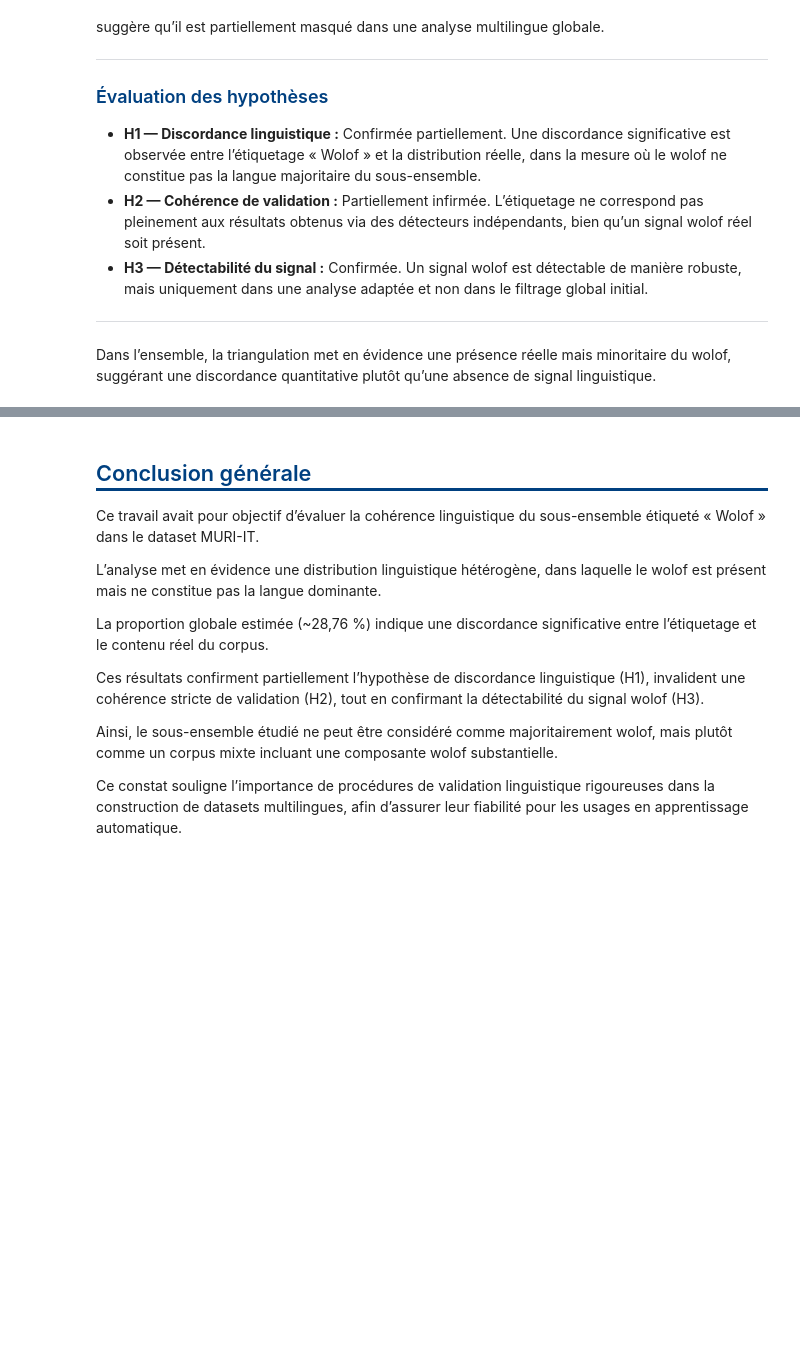
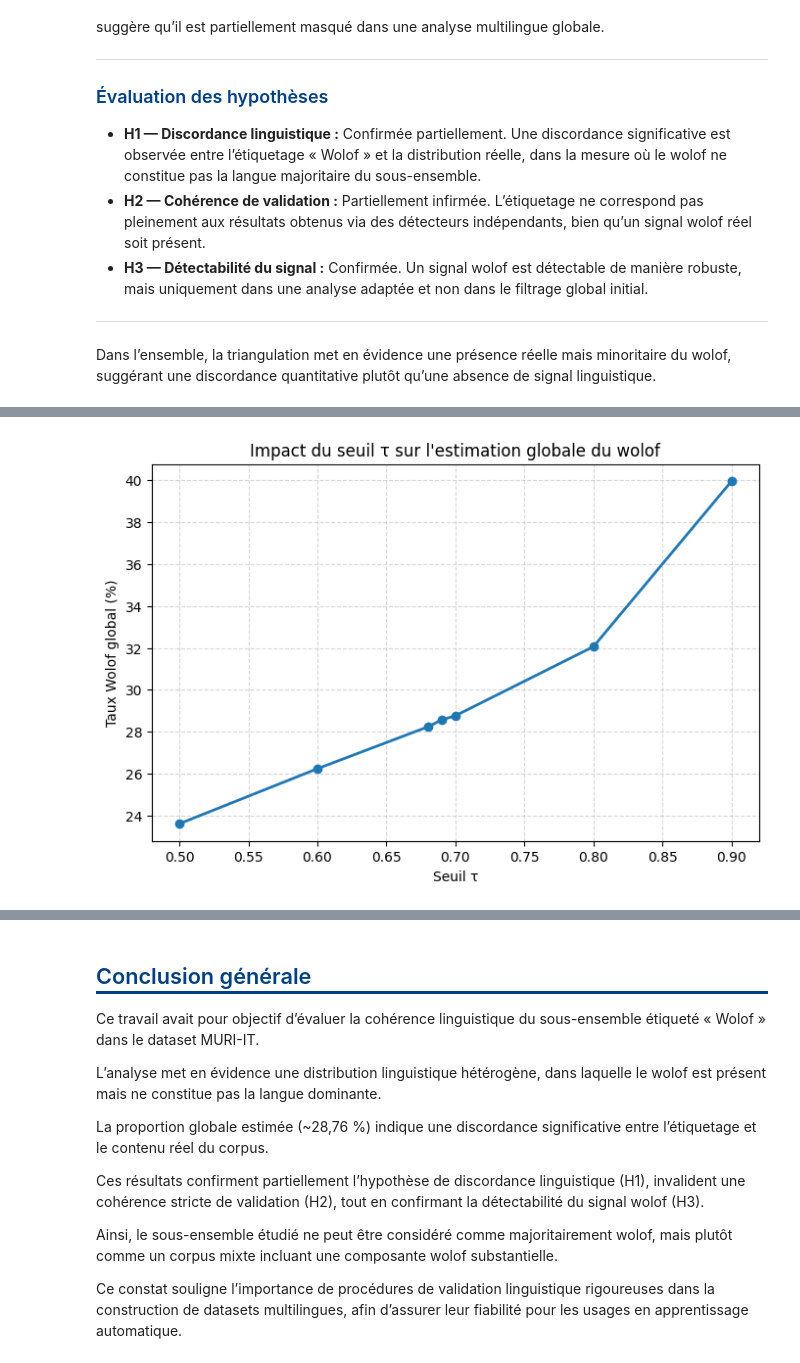
Before and after one commit to MaDi-12/linguistic-validation-low-resource-datasets, a Jupyter notebook: Audit_Linguistique_du_Sous_ensemble_Wolof_de_MURI_IT.ipynb, the cells around one changed output, grey strips where cells are left out. Saved outputs shown, nothing was run; the diff lists cells and outputs as text; code cells hidden in the pictures; blank space fills up the shorter version.

Commit message:
validation scientifique du seuil

```diff
--- a/Audit_Linguistique_du_Sous_ensemble_Wolof_de_MURI_IT.ipynb
+++ b/Audit_Linguistique_du_Sous_ensemble_Wolof_de_MURI_IT.ipynb
@@ -529,0 +543,2 @@ dtype: float64
+# %%
+thresholds = [0.5, 0.6, 0.68, 0.69, 0.7, 0.8, 0.9]
@@ -1143,0 +1302,13 @@ plutôt qu’une absence de signal linguistique.
+# %%
+# ============================================================
+# Application AfroLID sur tout le corpus
+# ============================================================
+
+all_afrolid_langs, all_afrolid_scores = predict_afrolid(
+    df_wolof["input"].tolist()
+)
+
+df_wolof["afrolid_lang"] = all_afrolid_langs
+df_wolof["afrolid_conf"] = all_afrolid_scores
+
+print("AfroLID appliqué à l'ensemble du corpus.")
@@ -1143,0 +1387,26 @@ plutôt qu’une absence de signal linguistique.
+# %%
+# ===============================
+# Visualisation — Taux Wolof global
+# ===============================
+
+plt.figure(figsize=(8,5))
+
+plt.plot(
+    df_sensitivity["τ"],
+    df_sensitivity["Taux Wolof global (%)"],
+    marker="o",
+    linewidth=2
+)
+
+plt.xlabel("Seuil τ")
+plt.ylabel("Taux Wolof global (%)")
+
+plt.title(
+    "Impact du seuil τ sur l'estimation globale du wolof"
+)
+
+plt.grid(True, linestyle="--", alpha=0.5)
+
+plt.show()
+# %% [output]
+[figure, added]
```
Also changed, not shown: parts of 21 cells of this notebook.
